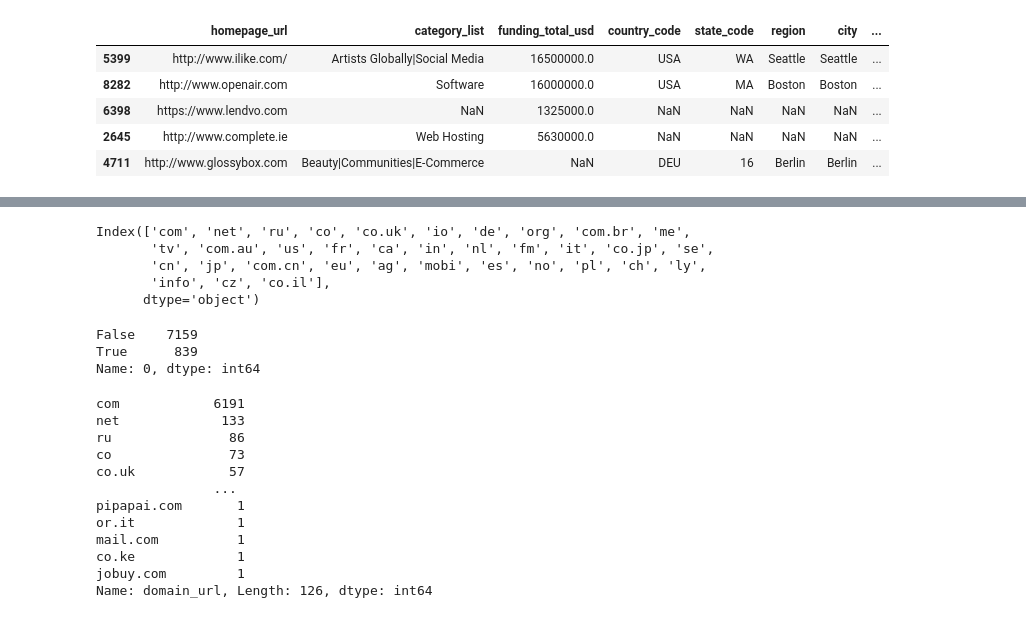
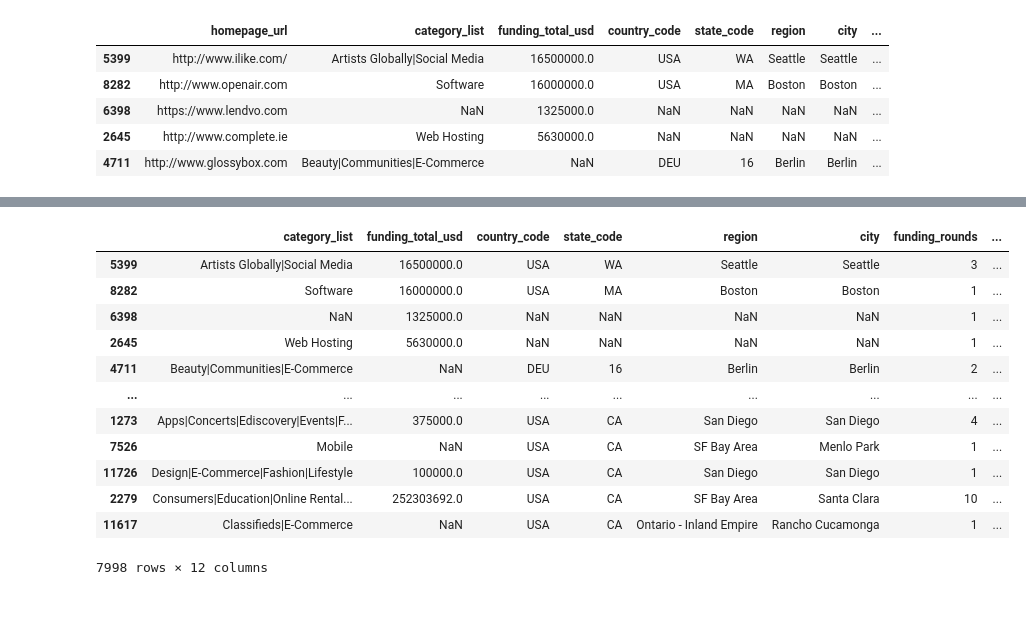
Before and after one commit to alfiannajih/startup-prediction, a Jupyter notebook: EDA startup.ipynb, the cells around one changed output, grey strips where cells are left out. Drawn from its saved outputs; the diff is of its cells as text; code cells hidden in the pictures.

Commit message:
homepage_url transformation

```diff
--- a/EDA startup.ipynb
+++ b/EDA startup.ipynb
@@ -498,29 +483,51 @@ X_train['domain_url'] = temp_dom
-# %%
-dom_index
-# %% [output]
-Index(['com', 'net', 'ru', 'co', 'co.uk', 'io', 'de', 'org', 'com.br', 'me',
-       'tv', 'com.au', 'us', 'fr', 'ca', 'in', 'nl', 'fm', 'it', 'co.jp', 'se',
-       'cn', 'jp', 'com.cn', 'eu', 'ag', 'mobi', 'es', 'no', 'pl', 'ch', 'ly',
-       'info', 'cz', 'co.il'],
-      dtype='object')
-# %%
-temp_dom.isna().value_counts()
-# %% [output]
-False    7159
-True      839
-Name: 0, dtype: int64
-# %%
-X_train['domain_url'].value_counts()
-# %% [output]
-com            6191
-net             133
-ru               86
-co               73
-co.uk            57
-               ...
-pipapai.com       1
-or.it             1
-mail.com          1
-co.ke             1
-jobuy.com         1
-Name: domain_url, Length: 126, dtype: int64
+# %%
+# protocol url
+protocol_raw = X_train['homepage_url'].str.split(':').str[0]
+valid_protocol = protocol_raw.value_counts().index
+
+# domain url
+dom_raw = X_train['homepage_url'].str.split('.', n=2).str[-1].str.split('/').str[0]
+valid_dom = dom_raw.value_counts()[dom_raw.value_counts() > 4].index
+# %%
+from sklearn.base import BaseEstimator, TransformerMixin
+
+class UrlTrans(BaseEstimator, TransformerMixin):
+    def __init__(self, protocol, domain):
+        self.protocol = protocol
+        self.domain = domain
+
+    def fit(self, X, y=None):
+        return self
+
+    def transform(self, X, y=None):
+        protocol_raw = X['homepage_url'].str.split(':').str[0]
+        protocol_invalid_index = (~protocol_raw.str.fullmatch('|'.join(self.protocol)).astype(bool))
+        protocol_raw[protocol_invalid_index] = None
+
+        dom_raw = X['homepage_url'].str.split('.', n=2).str[-1].str.split('/').str[0]
+        dom_invalid_index = (~dom_raw.str.fullmatch('|'.join(self.domain)).astype(bool))
+        dom_raw[dom_invalid_index] = None
+
+        X['protocol_url'] = protocol_raw
+        X['domain_url'] = dom_raw
+
+        return X.drop('homepage_url', axis=1)
+# %%
+url_trans = UrlTrans(valid_protocol, valid_dom)
+
+url_trans.fit(X_train)
+url_trans.transform(X_train)
+# %% [output]
+|  | category_list | funding_total_usd | country_code | state_code | region | city | funding_rounds | ... |
+| 5399 | Artists Globally|Social Media | 16500000.0 | USA | WA | Seattle | Seattle | 3 | ... |
+| 8282 | Software | 16000000.0 | USA | MA | Boston | Boston | 1 | ... |
+| 6398 | NaN | 1325000.0 | NaN | NaN | NaN | NaN | 1 | ... |
+| 2645 | Web Hosting | 5630000.0 | NaN | NaN | NaN | NaN | 1 | ... |
+| 4711 | Beauty|Communities|E-Commerce | NaN | DEU | 16 | Berlin | Berlin | 2 | ... |
+| ... | ... | ... | ... | ... | ... | ... | ... | ... |
+| 1273 | Apps|Concerts|Ediscovery|Events|F... | 375000.0 | USA | CA | San Diego | San Diego | 4 | ... |
+| 7526 | Mobile | NaN | USA | CA | SF Bay Area | Menlo Park | 1 | ... |
+| 11726 | Design|E-Commerce|Fashion|Lifestyle | 100000.0 | USA | CA | San Diego | San Diego | 1 | ... |
+| 2279 | Consumers|Education|Online Rental... | 252303692.0 | USA | CA | SF Bay Area | Santa Clara | 10 | ... |
+| 11617 | Classifieds|E-Commerce | NaN | USA | CA | Ontario - Inland Empire | Rancho Cucamonga | 1 | ... |
+7998 rows × 12 columns
```
Also changed, not shown: parts of 3 cells of this notebook.
